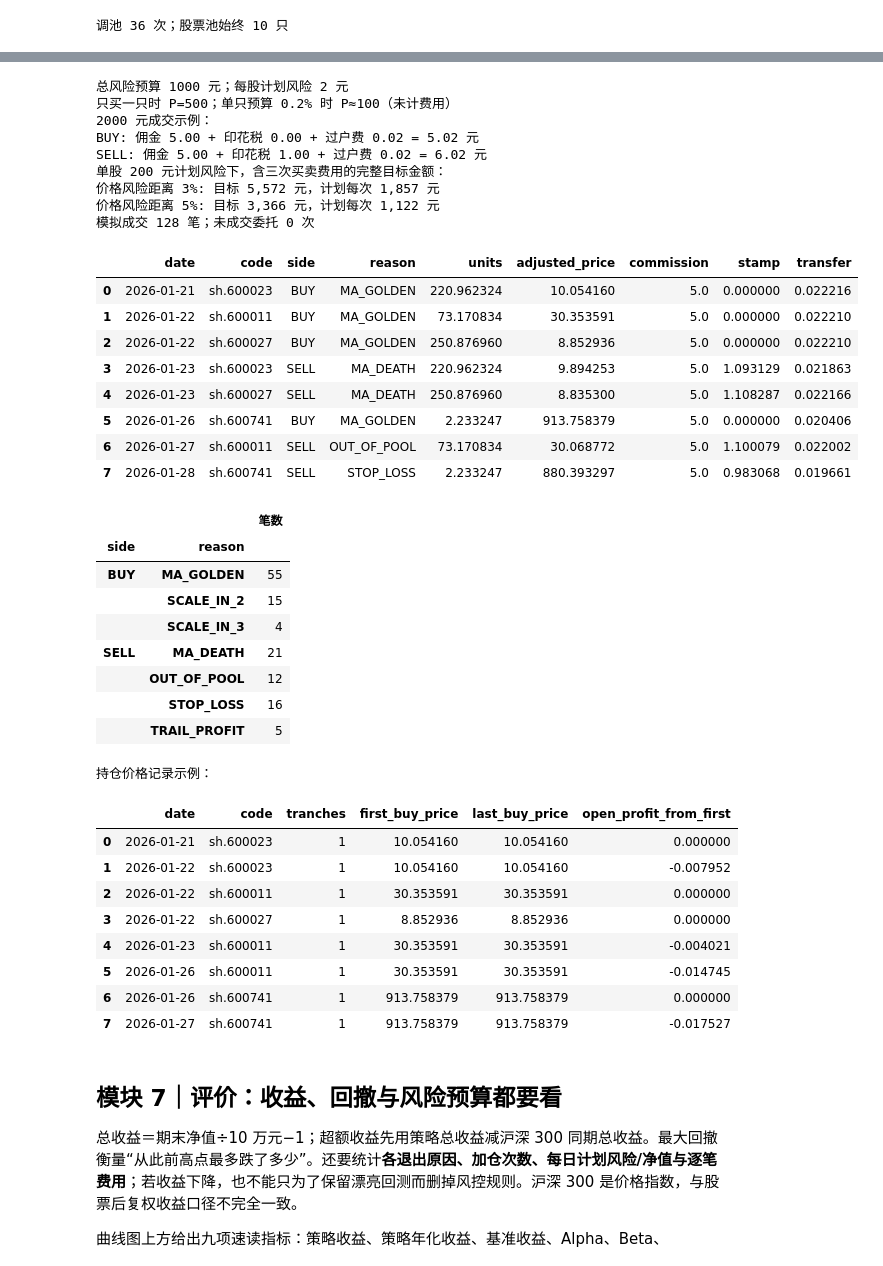
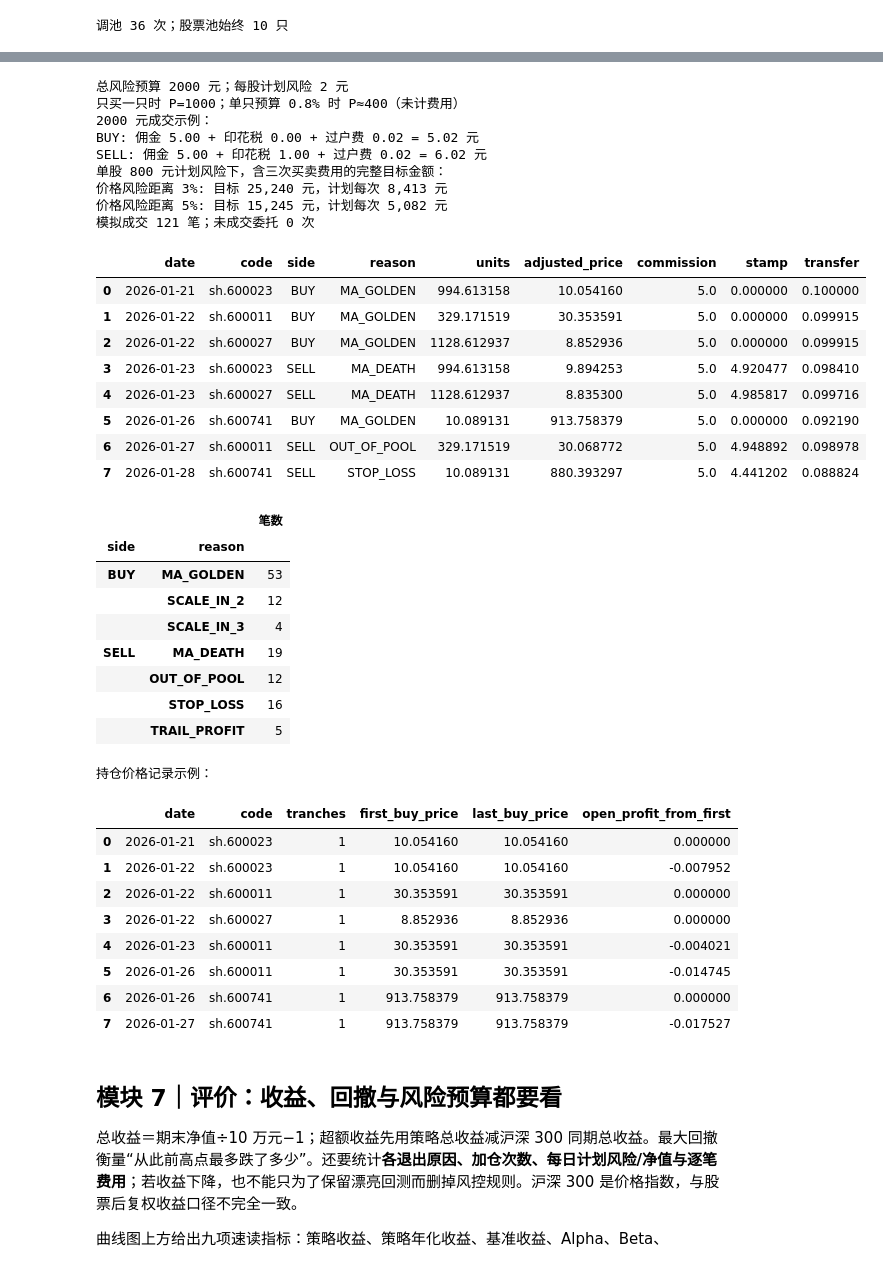
Before and after one commit to ZhengrongYue/MiniQuant, a Jupyter notebook: simple_framework.ipynb, the cells around one changed output, grey strips where cells are left out. Drawn from its saved outputs; the diff is of its cells as text; code cells hidden in the pictures.

```diff
--- a/simple_framework.ipynb
+++ b/simple_framework.ipynb
@@ -24,13 +24,13 @@ from IPython.display import display, Image as NotebookImage
 DATA = Path('data/private')
 DATA.mkdir(parents=True, exist_ok=True)
 START_DATE, FIRST_DAY, END_DATE = '2025-12-01', '2026-01-05', '2026-09-30'
-POOL_SIZE, PE_LOWER, PE_UPPER = 10, 8.0, 30.0
+POOL_SIZE, PE_LOWER, PE_UPPER, REBALANCE_EVERY = 10, 8.0, 30.0, 5
 MA_FAST, MA_SLOW, ATR_WINDOW = 8, 15, 14
 INITIAL_CASH = 100_000.0
 COMMISSION_RATE, MIN_COMMISSION = 0.0003, 5.0   # 券商万三；每笔佣金最低 5 元
 STAMP_DUTY_RATE = 0.0005                       # 2026 年卖出印花税：万分之五
 TRANSFER_RATE = 0.00001                        # 过户费双边：十万分之一
-TOTAL_RISK, NAME_RISK, MAX_NAME_WEIGHT = 0.01, 0.002, 0.10
+TOTAL_RISK, NAME_RISK, MAX_NAME_WEIGHT = 0.02, 0.008, 0.30
 RISK_BUFFER = 0.95  # 下单时只用 95% 的组合风险预算，给费用和净值波动留余量
 INITIAL_STOP, ARM_GAIN, TRAIL_BACK = 0.025, 0.08, 0.025
 ATR_MULT, TRANCHES, ADD_PROFIT_STEP = 1.5, 3, 0.02  # 两次加仓阈值：+2%、+4%
@@ -344,7 +410,7 @@ display(first_pool.reset_index(drop=True))
 
 MA8 是近 8 个交易日的平均收盘价，MA15 是近 15 日平均。**金叉**指昨天 MA8 ≤ MA15、今天 MA8 > MA15；只有池内新金叉才触发首笔买入。**死叉**指 MA8 从上方跌到 MA15 下方，触发退出。单纯“MA8 在上方”不是新买点；止损卖出后也不会立刻追买，要等新金叉。信号在当日收盘生成，下一交易日开盘才模拟成交。
 # %%
-def build_decisions(bars, reports, benchmark, first=FIRST_DAY, every=5):
+def build_decisions(bars, reports, benchmark, first=FIRST_DAY, every=REBALANCE_EVERY):
     """收盘信号：每 5 个交易日调池，MA8/MA15 金叉和死叉单独记录。"""
     dates = list(benchmark.loc[benchmark.date >= pd.Timestamp(first), 'date'])
     by_day = {day: frame for day, frame in bars.groupby('date', sort=False)}
@@ -369,7 +435,7 @@ def build_decisions(bars, reports, benchmark, first=FIRST_DAY, every=5):
     return pd.DataFrame(records)
 
 
-decisions = build_decisions(bars, reports, benchmark, first=FIRST_DAY, every=5)
+decisions = build_decisions(bars, reports, benchmark, first=FIRST_DAY, every=REBALANCE_EVERY)
 display(decisions.loc[decisions.rebalance,
                       ['signal_date', 'execution_date', 'pool_count', 'trend_count']].head(5))
 print(f'调池 {int(decisions.rebalance.sum())} 次；股票池始终 10 只')
@@ -446,7 +512,7 @@ def run_risk_backtest(bars, benchmark, decisions, *, initial_cash=100_000.0,
     positions = {}  # code -> 复权单位、加仓次数、均价、最高收盘价、计划风险
     last_open = {}
     history = [dict(date=dates[0], nav=1.0, equity=cash, cost=0.0,
-                    turnover=0.0, holdings=0, blocked=0, planned_risk=0.0)]
+                    turnover=0.0, holdings=0, blocked=0, planned_risk=0.0, exposure=0.0)]
     trades = []
     position_log = []
     pending_adds = {}  # 本日开盘触发、下一交易日才可能执行的加仓候选
@@ -622,7 +688,9 @@ def run_risk_backtest(bars, benchmark, decisions, *, initial_cash=100_000.0,
         history.append(dict(date=execution_day, nav=after / initial_cash,
                             equity=after, cost=fees / initial_cash,
                             turnover=turnover, holdings=len(positions),
-                            blocked=blocked, planned_risk=risk_used()))
+                            blocked=blocked, planned_risk=risk_used(),
+                            exposure=sum(p['units'] * last_open[code]
+                                         for code, p in positions.items()) / after))
 
     nav = pd.DataFrame(history).set_index('date')
     trades = pd.DataFrame(trades, columns=[
@@ -643,65 +711,65 @@ def run_risk_backtest(bars, benchmark, decisions, *, initial_cash=100_000.0,
 
 
 # 与上面的三步公式对应：先不计费用，展示单股与多股预算的差别。
-C, total_rate, name_rate, price, stock_rate = 100_000, 0.01, 0.002, 40, 0.05
+C, total_rate, name_rate, price, stock_rate = 100_000, 0.02, 0.008, 40, 0.05
 total_budget = C * total_rate
 risk_per_unit = price * stock_rate
 single_stock_units = total_budget / risk_per_unit
 multi_stock_units = min(total_budget, C * name_rate) / risk_per_unit
 print(f'总风险预算 {total_budget:.0f} 元；每股计划风险 {risk_per_unit:.0f} 元')
-print(f'只买一只时 P={single_stock_units:.0f}；单只预算 0.2% 时 P≈{multi_stock_units:.0f}（未计费用）')
-assert single_stock_units == 500 and multi_stock_units == 100
+print(f'只买一只时 P={single_stock_units:.0f}；单只预算 0.8% 时 P≈{multi_stock_units:.0f}（未计费用）')
+assert single_stock_units == 1000 and multi_stock_units == 400
 
 print('2000 元成交示例：')
 for side in ('BUY', 'SELL'):
     total, commission, stamp, transfer = transaction_fee(2000, side)
     print(f'{side}: 佣金 {commission:.2f} + 印花税 {stamp:.2f} + 过户费 {transfer:.2f} = {total:.2f} 元')
-print('单股 200 元计划风险下，含三次买卖费用的完整目标金额：')
+print('单股 800 元计划风险下，含三次买卖费用的完整目标金额：')
 for distance in (0.03, 0.05):
     full = TRANCHES * max_notional_for_risk(
         INITIAL_CASH * NAME_RISK / TRANCHES, distance)
     print(f'价格风险距离 {distance:.0%}: 目标 {full:,.0f} 元，计划每次 {full / TRANCHES:,.0f} 元')
 
 nav, trades, holdings = run_risk_backtest(
     bars, benchmark, decisions, initial_cash=INITIAL_CASH)
 print(f'模拟成交 {len(trades)} 笔；未成交委托 {int(nav.blocked.sum())} 次')
 display(trades[['date', 'code', 'side', 'reason', 'units',
                 'adjusted_price', 'commission', 'stamp', 'transfer']].head(8))
 display(trades.groupby(['side', 'reason']).size().rename('笔数').to_frame())
 print('持仓价格记录示例：')
 display(holdings[['date', 'code', 'tranches', 'first_buy_price',
                   'last_buy_price', 'open_profit_from_first']].head(8))
 assert nav.nav.gt(0).all()
 assert trades.empty or (trades.date > trades.signal_date).all()
 assert holdings.tranches.le(TRANCHES).all()
 add_dates = set(trades.loc[trades.reason.str.startswith('SCALE_IN'), 'date'])
 other_order_dates = set(trades.loc[trades.reason.eq('MA_GOLDEN') | trades.side.eq('SELL'), 'date'])
 assert not (add_dates & other_order_dates)  # 当日有退出或其他首笔买入时不加仓
 # %% [output]
-总风险预算 1000 元；每股计划风险 2 元
-只买一只时 P=500；单只预算 0.2% 时 P≈100（未计费用）
+总风险预算 2000 元；每股计划风险 2 元
+只买一只时 P=1000；单只预算 0.8% 时 P≈400（未计费用）
 2000 元成交示例：
 BUY: 佣金 5.00 + 印花税 0.00 + 过户费 0.02 = 5.02 元
 SELL: 佣金 5.00 + 印花税 1.00 + 过户费 0.02 = 6.02 元
-单股 200 元计划风险下，含三次买卖费用的完整目标金额：
-价格风险距离 3%: 目标 5,572 元，计划每次 1,857 元
-价格风险距离 5%: 目标 3,366 元，计划每次 1,122 元
-模拟成交 128 笔；未成交委托 0 次
+单股 800 元计划风险下，含三次买卖费用的完整目标金额：
+价格风险距离 3%: 目标 25,240 元，计划每次 8,413 元
+价格风险距离 5%: 目标 15,245 元，计划每次 5,082 元
+模拟成交 121 笔；未成交委托 0 次
 |  | date | code | side | reason | units | adjusted_price | commission | stamp | transfer |
-| 0 | 2026-01-21 | sh.600023 | BUY | MA_GOLDEN | 220.962324 | 10.054160 | 5.0 | 0.000000 | 0.022216 |
-| 1 | 2026-01-22 | sh.600011 | BUY | MA_GOLDEN | 73.170834 | 30.353591 | 5.0 | 0.000000 | 0.022210 |
-| 2 | 2026-01-22 | sh.600027 | BUY | MA_GOLDEN | 250.876960 | 8.852936 | 5.0 | 0.000000 | 0.022210 |
-| 3 | 2026-01-23 | sh.600023 | SELL | MA_DEATH | 220.962324 | 9.894253 | 5.0 | 1.093129 | 0.021863 |
-| 4 | 2026-01-23 | sh.600027 | SELL | MA_DEATH | 250.876960 | 8.835300 | 5.0 | 1.108287 | 0.022166 |
-| 5 | 2026-01-26 | sh.600741 | BUY | MA_GOLDEN | 2.233247 | 913.758379 | 5.0 | 0.000000 | 0.020406 |
-| 6 | 2026-01-27 | sh.600011 | SELL | OUT_OF_POOL | 73.170834 | 30.068772 | 5.0 | 1.100079 | 0.022002 |
-| 7 | 2026-01-28 | sh.600741 | SELL | STOP_LOSS | 2.233247 | 880.393297 | 5.0 | 0.983068 | 0.019661 |
+| 0 | 2026-01-21 | sh.600023 | BUY | MA_GOLDEN | 994.613158 | 10.054160 | 5.0 | 0.000000 | 0.100000 |
+| 1 | 2026-01-22 | sh.600011 | BUY | MA_GOLDEN | 329.171519 | 30.353591 | 5.0 | 0.000000 | 0.099915 |
+| 2 | 2026-01-22 | sh.600027 | BUY | MA_GOLDEN | 1128.612937 | 8.852936 | 5.0 | 0.000000 | 0.099915 |
+| 3 | 2026-01-23 | sh.600023 | SELL | MA_DEATH | 994.613158 | 9.894253 | 5.0 | 4.920477 | 0.098410 |
+| 4 | 2026-01-23 | sh.600027 | SELL | MA_DEATH | 1128.612937 | 8.835300 | 5.0 | 4.985817 | 0.099716 |
+| 5 | 2026-01-26 | sh.600741 | BUY | MA_GOLDEN | 10.089131 | 913.758379 | 5.0 | 0.000000 | 0.092190 |
+| 6 | 2026-01-27 | sh.600011 | SELL | OUT_OF_POOL | 329.171519 | 30.068772 | 5.0 | 4.948892 | 0.098978 |
+| 7 | 2026-01-28 | sh.600741 | SELL | STOP_LOSS | 10.089131 | 880.393297 | 5.0 | 4.441202 | 0.088824 |
 |  |  | 笔数 |
 | side | reason |  |
-| BUY | MA_GOLDEN | 55 |
-|  | SCALE_IN_2 | 15 |
+| BUY | MA_GOLDEN | 53 |
+|  | SCALE_IN_2 | 12 |
 |  | SCALE_IN_3 | 4 |
-| SELL | MA_DEATH | 21 |
+| SELL | MA_DEATH | 19 |
 |  | OUT_OF_POOL | 12 |
 |  | STOP_LOSS | 16 |
 |  | TRAIL_PROFIT | 5 |
```
Also changed, not shown: parts of 9 cells of this notebook, 2 other files.
